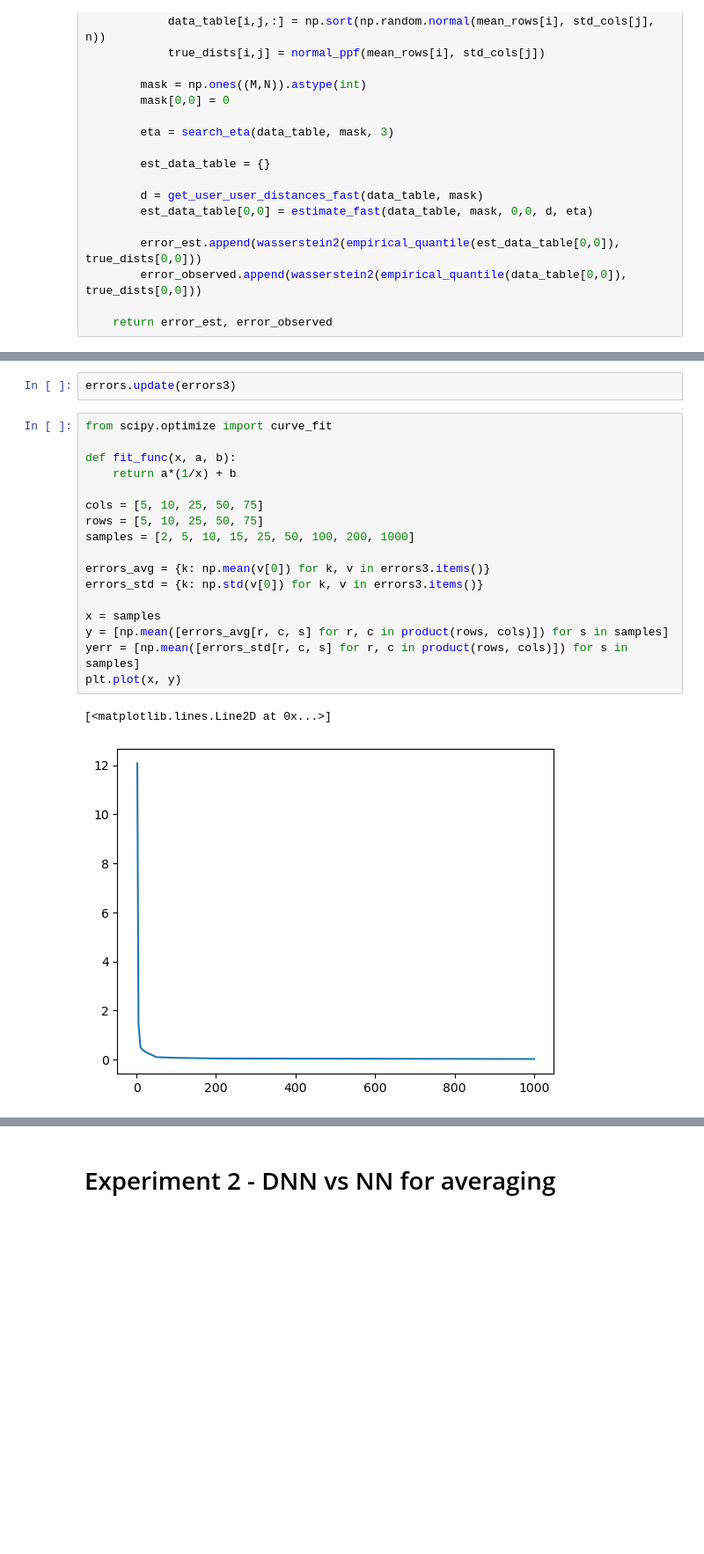
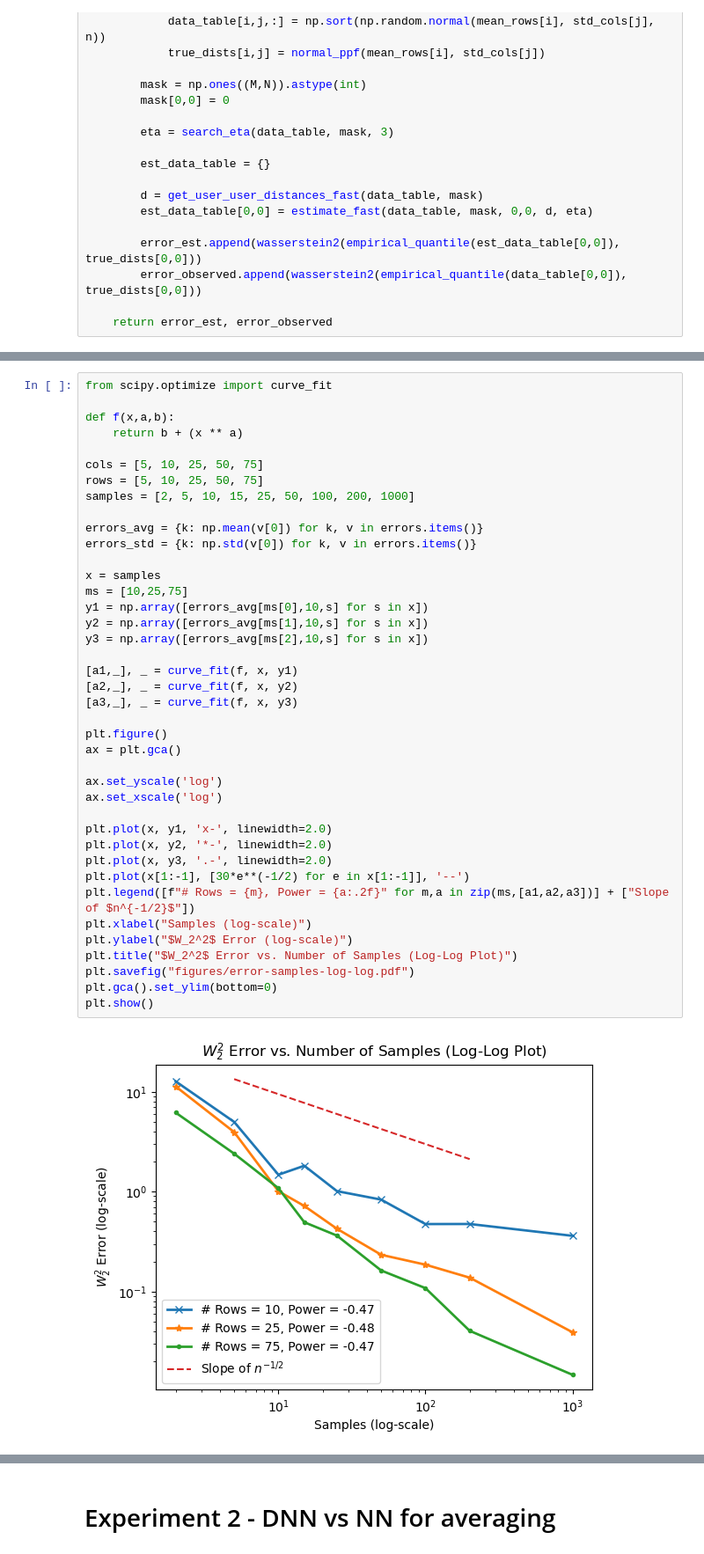
Before and after one commit to jacobf18/Dist-NN, a Jupyter notebook: nearest_neighbors.ipynb, the cells around one changed output, grey strips where cells are left out. Shown at 88% size. Cells and saved outputs as stored; diff of their text form; blank space fills up the shorter version.

```diff
--- a/nearest_neighbors.ipynb
+++ b/nearest_neighbors.ipynb
@@ -501,22 +466,42 @@ with open('errors3_loc_scale.pickle', 'wb') as handle:
-# %%
-errors.update(errors3)
-# %%
-from scipy.optimize import curve_fit
-
-def fit_func(x, a, b):
-    return a*(1/x) + b
-
-cols = [5, 10, 25, 50, 75]
-rows = [5, 10, 25, 50, 75]
-samples = [2, 5, 10, 15, 25, 50, 100, 200, 1000]
-
-errors_avg = {k: np.mean(v[0]) for k, v in errors3.items()}
-errors_std = {k: np.std(v[0]) for k, v in errors3.items()}
-
-x = samples
-y = [np.mean([errors_avg[r, c, s] for r, c in product(rows, cols)]) for s in samples]
-yerr = [np.mean([errors_std[r, c, s] for r, c in product(rows, cols)]) for s in samples]
-plt.plot(x, y)
-# %% [output]
-[<matplotlib.lines.Line2D at 0x...>]
-[figure, removed]
+# %%
+from scipy.optimize import curve_fit
+
+def f(x,a,b):
+    return b + (x ** a)
+
+cols = [5, 10, 25, 50, 75]
+rows = [5, 10, 25, 50, 75]
+samples = [2, 5, 10, 15, 25, 50, 100, 200, 1000]
+
+errors_avg = {k: np.mean(v[0]) for k, v in errors.items()}
+errors_std = {k: np.std(v[0]) for k, v in errors.items()}
+
+x = samples
+ms = [10,25,75]
+y1 = np.array([errors_avg[ms[0],10,s] for s in x])
+y2 = np.array([errors_avg[ms[1],10,s] for s in x])
+y3 = np.array([errors_avg[ms[2],10,s] for s in x])
+
+[a1,_], _ = curve_fit(f, x, y1)
+[a2,_], _ = curve_fit(f, x, y2)
+[a3,_], _ = curve_fit(f, x, y3)
+
+plt.figure()
+ax = plt.gca()
+
+ax.set_yscale('log')
+ax.set_xscale('log')
+
+plt.plot(x, y1, 'x-', linewidth=2.0)
+plt.plot(x, y2, '*-', linewidth=2.0)
+plt.plot(x, y3, '.-', linewidth=2.0)
+plt.plot(x[1:-1], [30*e**(-1/2) for e in x[1:-1]], '--')
+plt.legend([f"# Rows = {m}, Power = {a:.2f}" for m,a in zip(ms,[a1,a2,a3])] + ["Slope of $n^{-1/2}$"])
+plt.xlabel("Samples (log-scale)")
+plt.ylabel("$W_2^2$ Error (log-scale)")
+plt.title("$W_2^2$ Error vs. Number of Samples (Log-Log Plot)")
+plt.savefig("figures/error-samples-log-log.pdf")
+plt.gca().set_ylim(bottom=0)
+plt.show()
+# %% [output]
+[figure, added]
```
Also changed, not shown: parts of 14 cells of this notebook, 2 other files.
